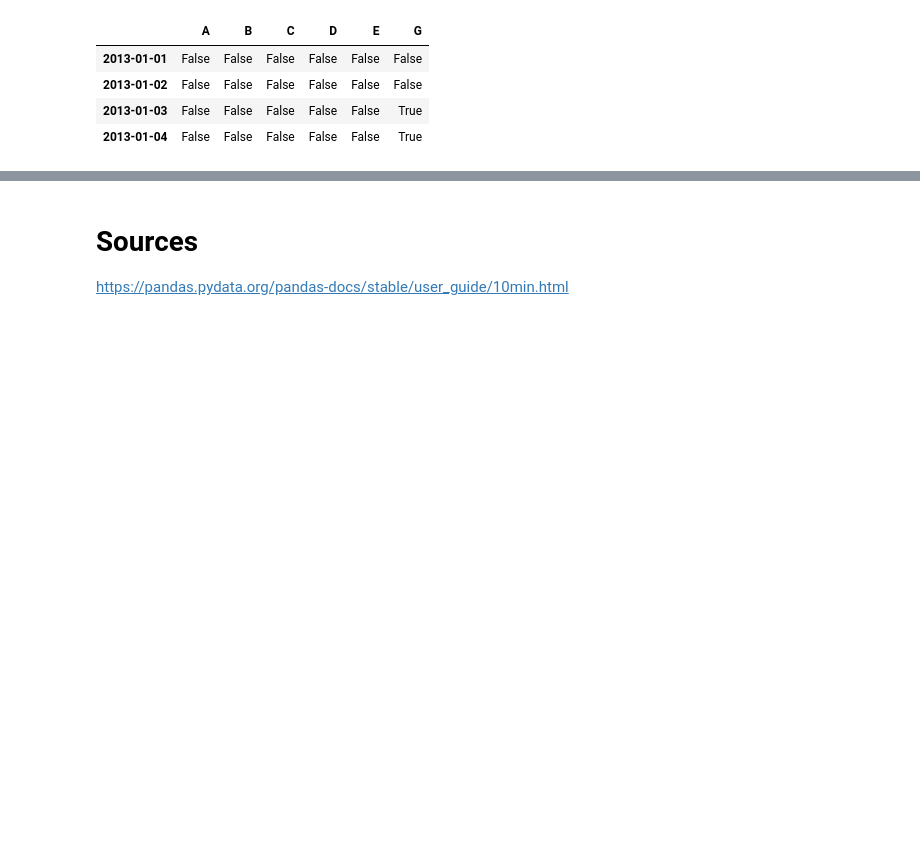
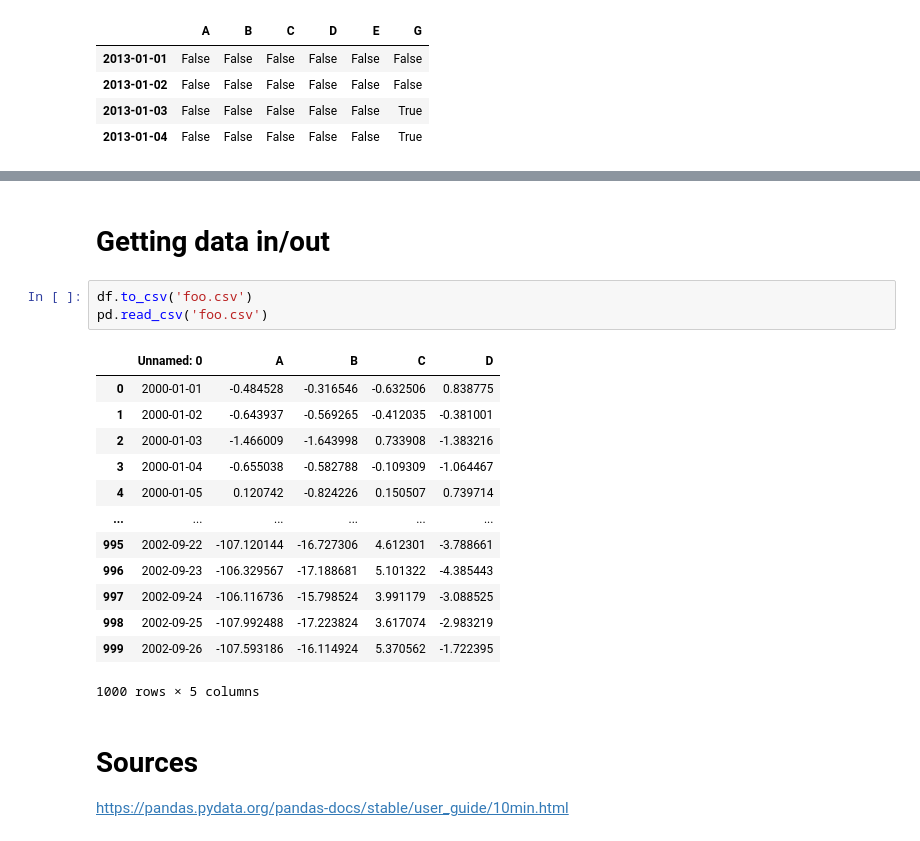
Before and after one commit to jahedpari/Python-CheatSheet, a Jupyter notebook: Pandas CheatSheet.ipynb, the cells around one changed output, grey strips where cells are left out. Cells and saved outputs as stored; diff of their text form; blank space fills up the shorter version.

```diff
--- a/Pandas CheatSheet.ipynb
+++ b/Pandas CheatSheet.ipynb
@@ -527,3 +1092,22 @@ pd.isnull(df1)
+# %% [markdown]
+# Getting data in/out
+# %%
+df.to_csv('foo.csv')
+pd.read_csv('foo.csv')
+# %% [output]
+|  | Unnamed: 0 | A | B | C | D |
+| 0 | 2000-01-01 | -0.484528 | -0.316546 | -0.632506 | 0.838775 |
+| 1 | 2000-01-02 | -0.643937 | -0.569265 | -0.412035 | -0.381001 |
+| 2 | 2000-01-03 | -1.466009 | -1.643998 | 0.733908 | -1.383216 |
+| 3 | 2000-01-04 | -0.655038 | -0.582788 | -0.109309 | -1.064467 |
+| 4 | 2000-01-05 | 0.120742 | -0.824226 | 0.150507 | 0.739714 |
+| ... | ... | ... | ... | ... | ... |
+| 995 | 2002-09-22 | -107.120144 | -16.727306 | 4.612301 | -3.788661 |
+| 996 | 2002-09-23 | -106.329567 | -17.188681 | 5.101322 | -4.385443 |
+| 997 | 2002-09-24 | -106.116736 | -15.798524 | 3.991179 | -3.088525 |
+| 998 | 2002-09-25 | -107.992488 | -17.223824 | 3.617074 | -2.983219 |
+| 999 | 2002-09-26 | -107.593186 | -16.114924 | 5.370562 | -1.722395 |
+1000 rows × 5 columns
 # %% [markdown]
 # Sources
 https://pandas.pydata.org/pandas-docs/stable/user_guide/10min.html
```
Also changed, not shown: parts of 61 cells of this notebook, 1 other file.
